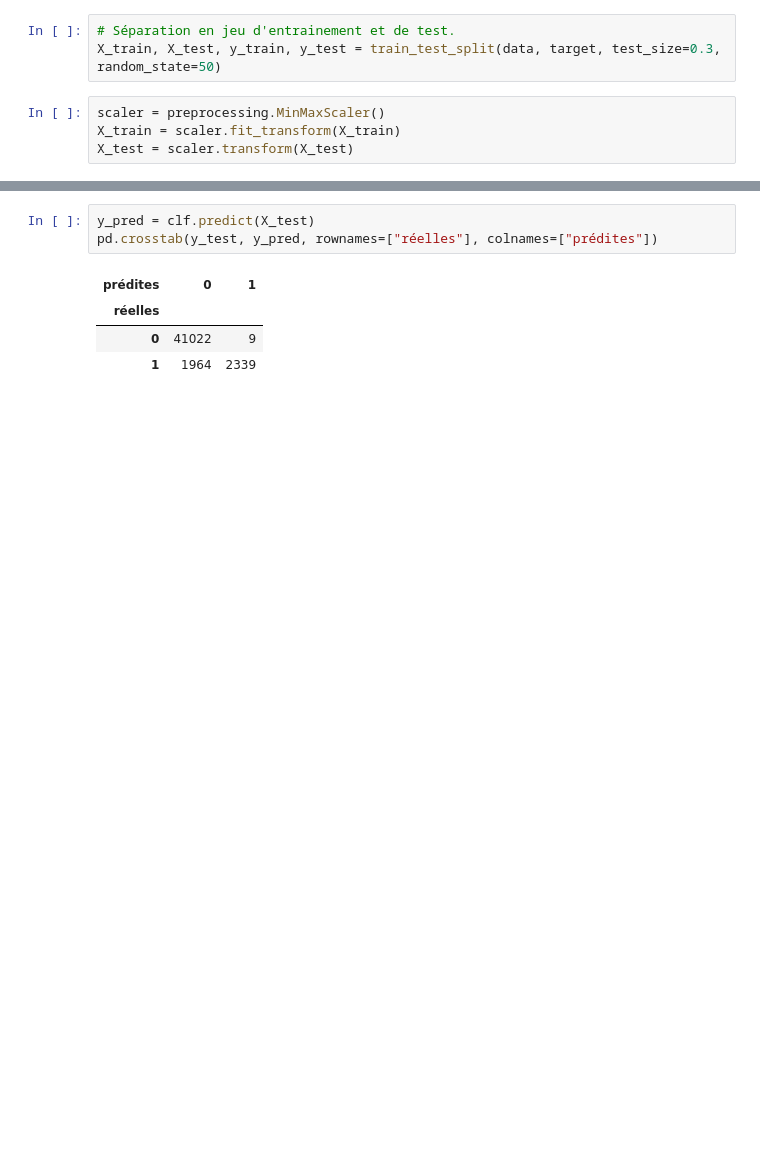
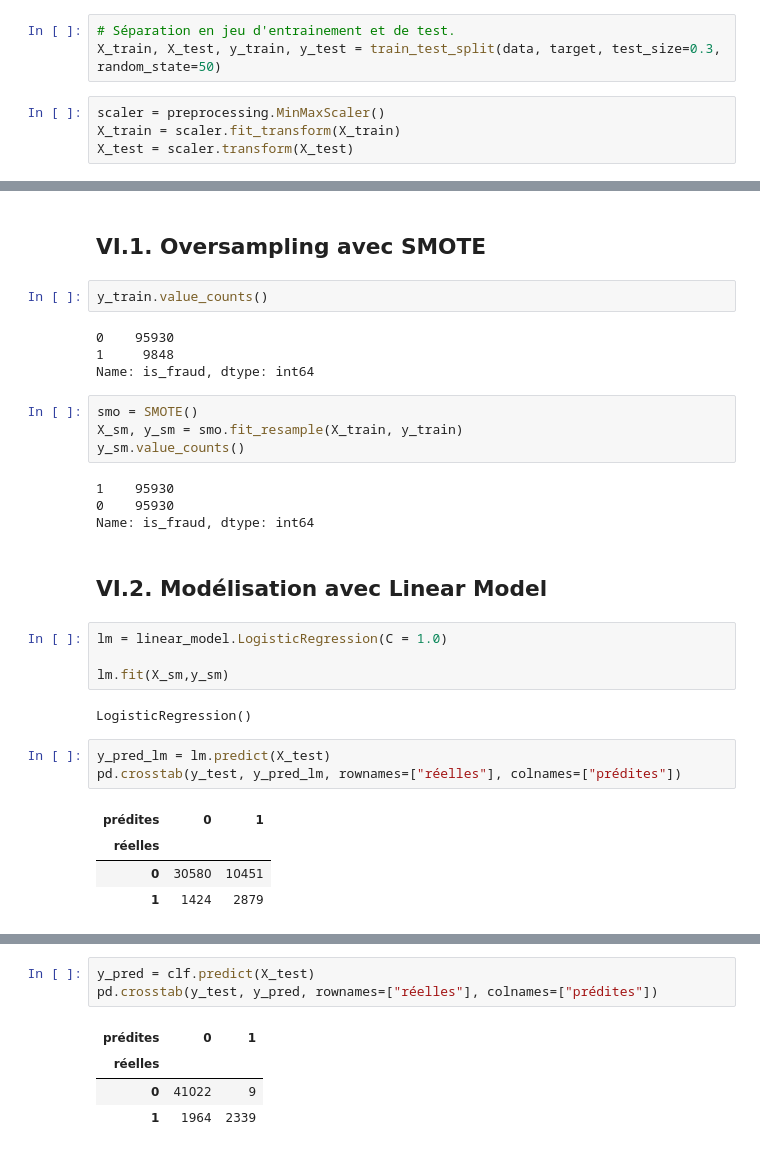
Before and after one commit to DohaData/DataEngProject, a Jupyter notebook: Final models/Final notebook.ipynb, the cells around one changed output, grey strips where cells are left out. Saved outputs shown, nothing was run; the diff lists cells and outputs as text; blank space fills up the shorter version.

```diff
--- a/Final models/Final notebook.ipynb
+++ b/Final models/Final notebook.ipynb
@@ -254,0 +228,32 @@ X_test = scaler.transform(X_test)
+# %% [markdown]
+## VI.1. Oversampling avec SMOTE
+# %%
+y_train.value_counts()
+# %% [output]
+0    95930
+1     9848
+Name: is_fraud, dtype: int64
+# %%
+smo = SMOTE()
+X_sm, y_sm = smo.fit_resample(X_train, y_train)
+y_sm.value_counts()
+# %% [output]
+1    95930
+0    95930
+Name: is_fraud, dtype: int64
+# %% [markdown]
+## VI.2. Modélisation avec Linear Model
+# %%
+lm = linear_model.LogisticRegression(C = 1.0)
+
+lm.fit(X_sm,y_sm)
+# %% [output]
+LogisticRegression()
+# %%
+y_pred_lm = lm.predict(X_test)
+pd.crosstab(y_test, y_pred_lm, rownames=["réelles"], colnames=["prédites"])
+# %% [output]
+| prédites | 0 | 1 |
+| réelles |  |  |
+| 0 | 30580 | 10451 |
+| 1 | 1424 | 2879 |
```
Also changed, not shown: parts of 38 cells of this notebook.
